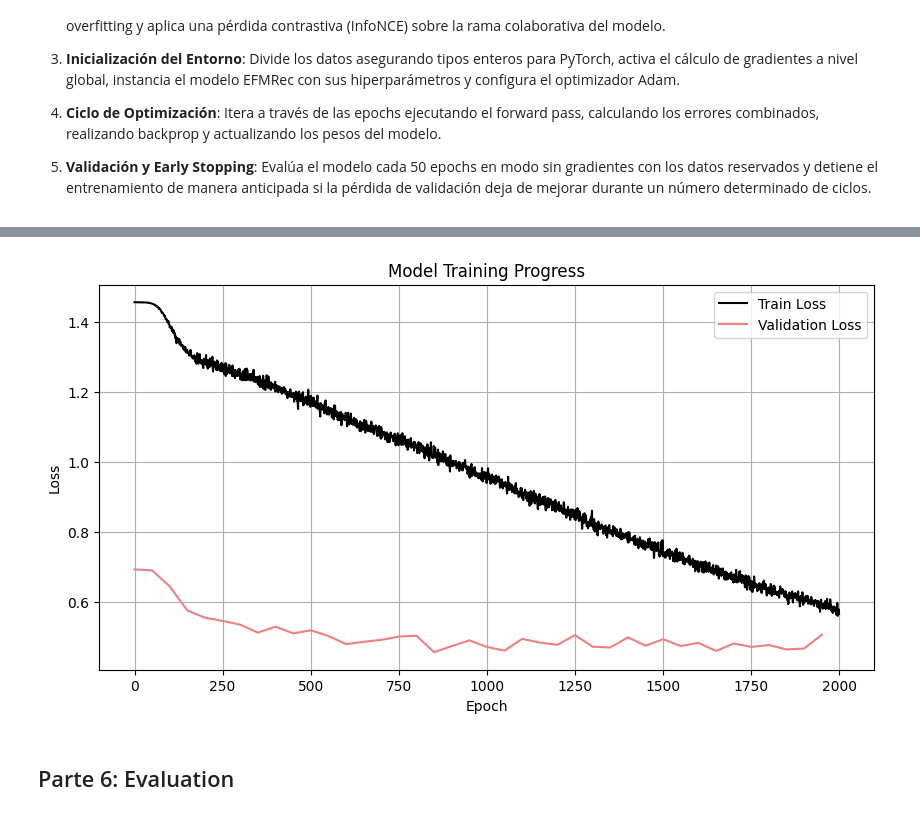
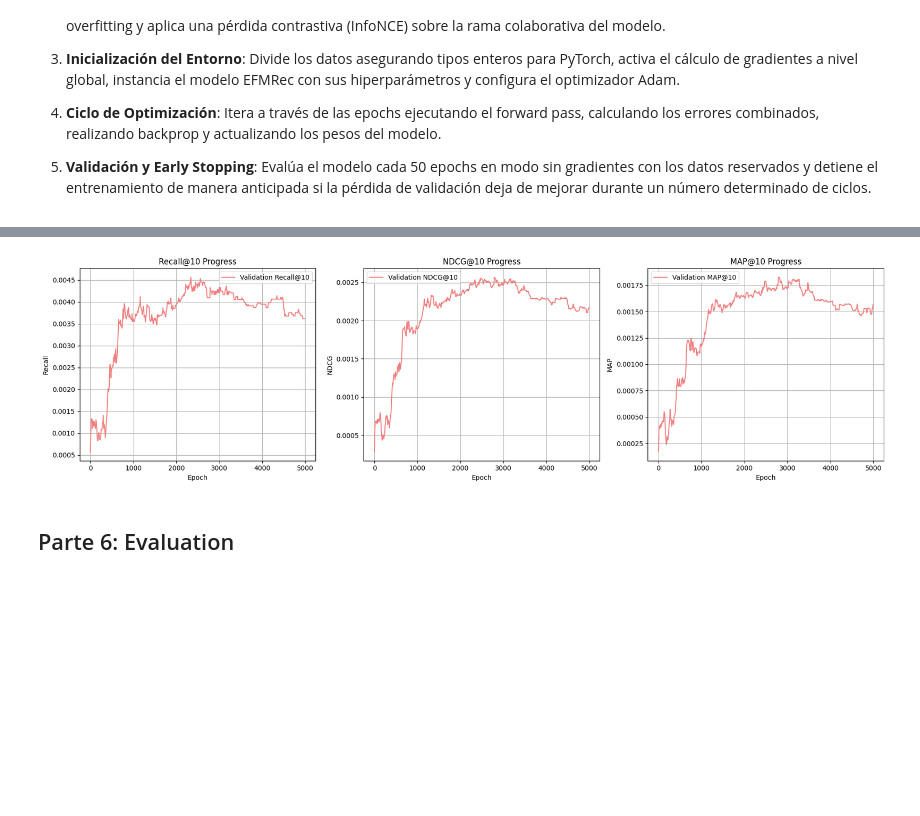
Before and after one commit to bcerdam/recsys-pf, a Jupyter notebook: notebooks/efm_rec.ipynb, the cells around one changed output, grey strips where cells are left out. Saved outputs shown, nothing was run; the diff lists cells and outputs as text; code cells hidden in the pictures; blank space fills up the shorter version.

```diff
--- a/notebooks/efm_rec.ipynb
+++ b/notebooks/efm_rec.ipynb
@@ -460,15 +550,31 @@ for epoch in epoch_bar:
 # %%
-plt.figure(figsize=(10, 5))
-plt.plot(range(len(train_loss_history)), train_loss_history, label="Train Loss", color="black")
-plt.plot(val_epochs, val_loss_history, label="Validation Loss", color="lightcoral")
-plt.xlabel("Epoch")
-plt.ylabel("Loss")
-plt.title("Model Training Progress")
-plt.legend()
-plt.grid(True)
+fig, axes = plt.subplots(1, 3, figsize=(18, 5))
+
+axes[0].plot(val_epochs, val_recall_history, label="Validation Recall@10", color="lightcoral")
+axes[0].set_xlabel("Epoch")
+axes[0].set_ylabel("Recall")
+axes[0].set_title("Recall@10 Progress")
+axes[0].legend()
+axes[0].grid(True)
+
+axes[1].plot(val_epochs, val_ndcg_history, label="Validation NDCG@10", color="lightcoral")
+axes[1].set_xlabel("Epoch")
+axes[1].set_ylabel("NDCG")
+axes[1].set_title("NDCG@10 Progress")
+axes[1].legend()
+axes[1].grid(True)
+
+axes[2].plot(val_epochs, val_map_history, label="Validation MAP@10", color="lightcoral")
+axes[2].set_xlabel("Epoch")
+axes[2].set_ylabel("MAP")
+axes[2].set_title("MAP@10 Progress")
+axes[2].legend()
+axes[2].grid(True)
+
+plt.tight_layout()
 plt.show()
 # %% [output]
-[figure, old version]
+[figure, new version]
 # %% [markdown]
 ## Parte 6: Evaluation
 # %% [markdown]
```
Also changed, not shown: parts of 6 cells of this notebook.
